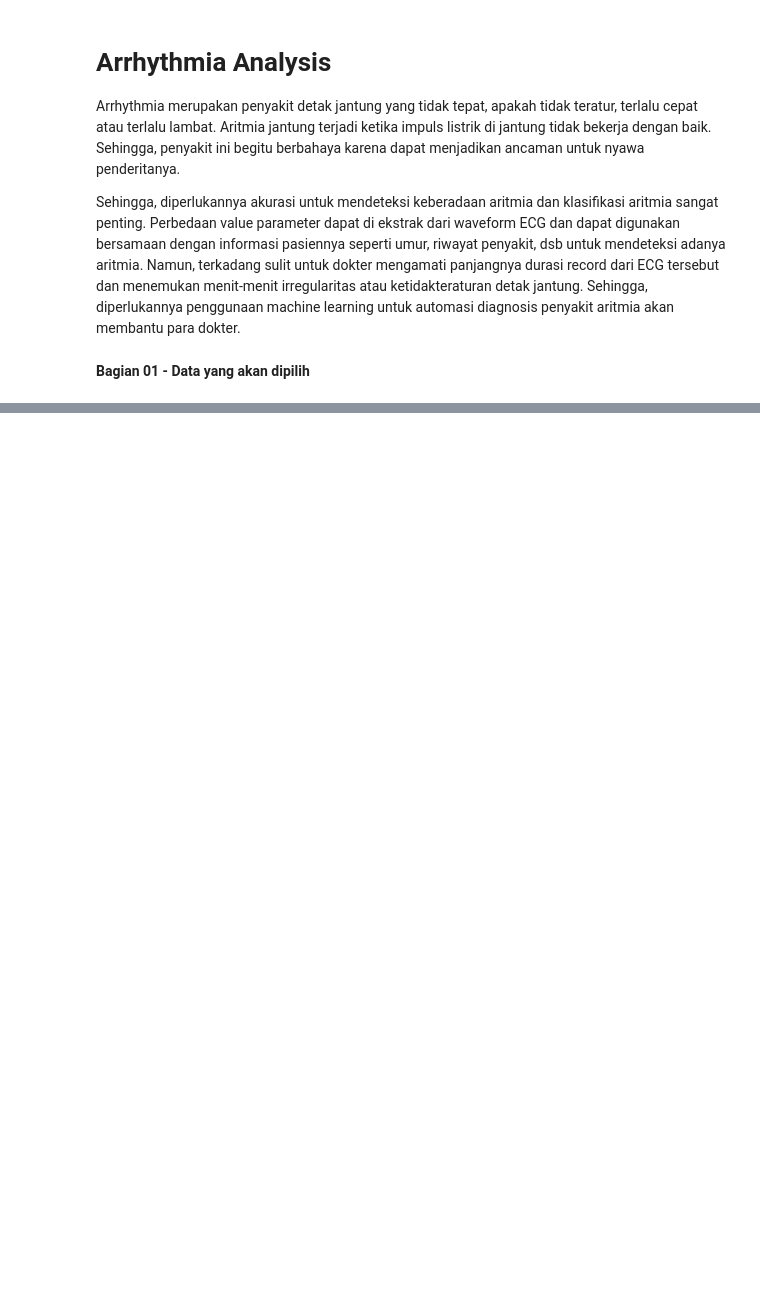
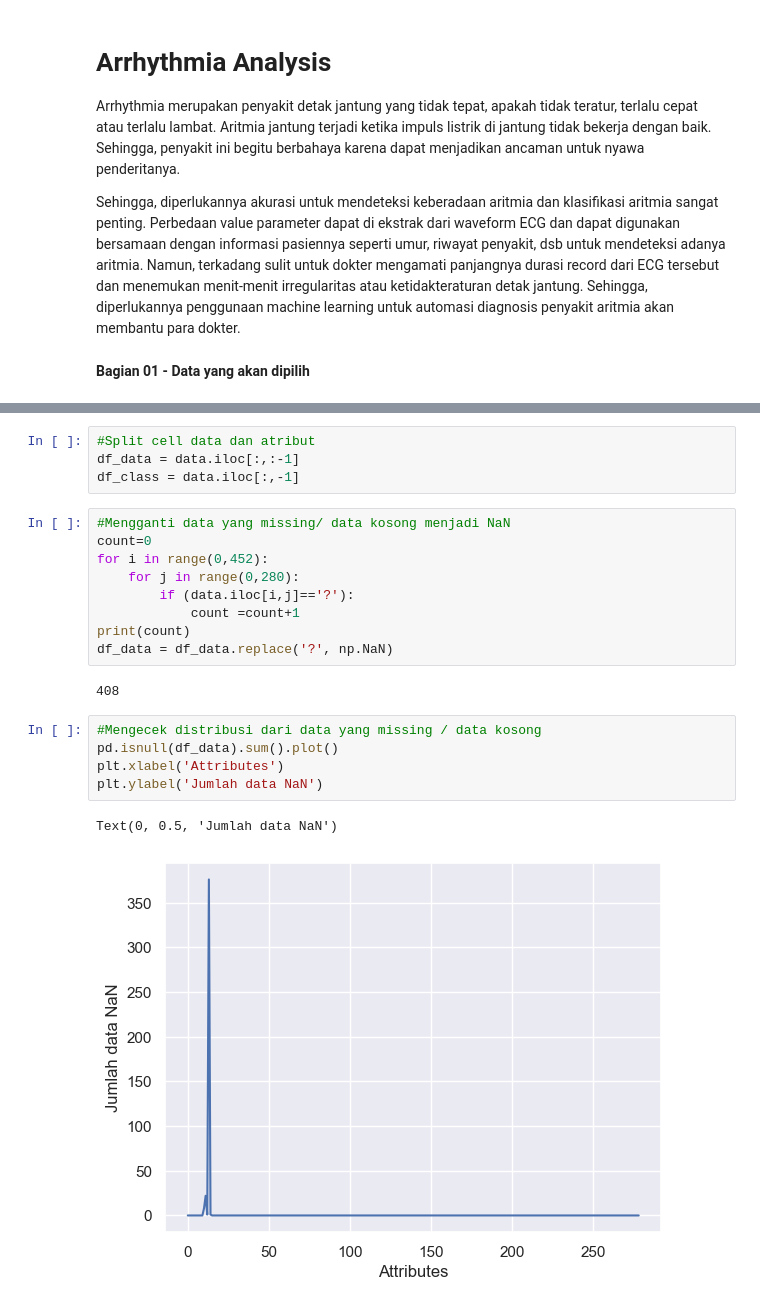
Before and after one commit to Kamize/Arrhythmia-Analysis, a Jupyter notebook: Arrhythmia-unsupervised-learning_Talitha Nabila-1301204516.ipynb, the cells around one changed output, grey strips where cells are left out. Drawn from its saved outputs; the diff is of its cells as text; blank space fills up the shorter version.

```diff
--- a/Arrhythmia-unsupervised-learning_Talitha Nabila-1301204516.ipynb
+++ b/Arrhythmia-unsupervised-learning_Talitha Nabila-1301204516.ipynb
@@ -25,0 +95,23 @@ FileNotFoundError: ignored
+# %%
+#Split cell data dan atribut
+df_data = data.iloc[:,:-1]
+df_class = data.iloc[:,-1]
+# %%
+#Mengganti data yang missing/ data kosong menjadi NaN
+count=0
+for i in range(0,452):
+    for j in range(0,280):
+        if (data.iloc[i,j]=='?'):
+            count =count+1
+print(count)
+df_data = df_data.replace('?', np.NaN)
+# %% [output]
+408
+# %%
+#Mengecek distribusi dari data yang missing / data kosong
+pd.isnull(df_data).sum().plot()
+plt.xlabel('Attributes')
+plt.ylabel('Jumlah data NaN')
+# %% [output]
+Text(0, 0.5, 'Jumlah data NaN')
+[figure, added]
```
Also changed, not shown: parts of 30 cells of this notebook, 10 other files.
